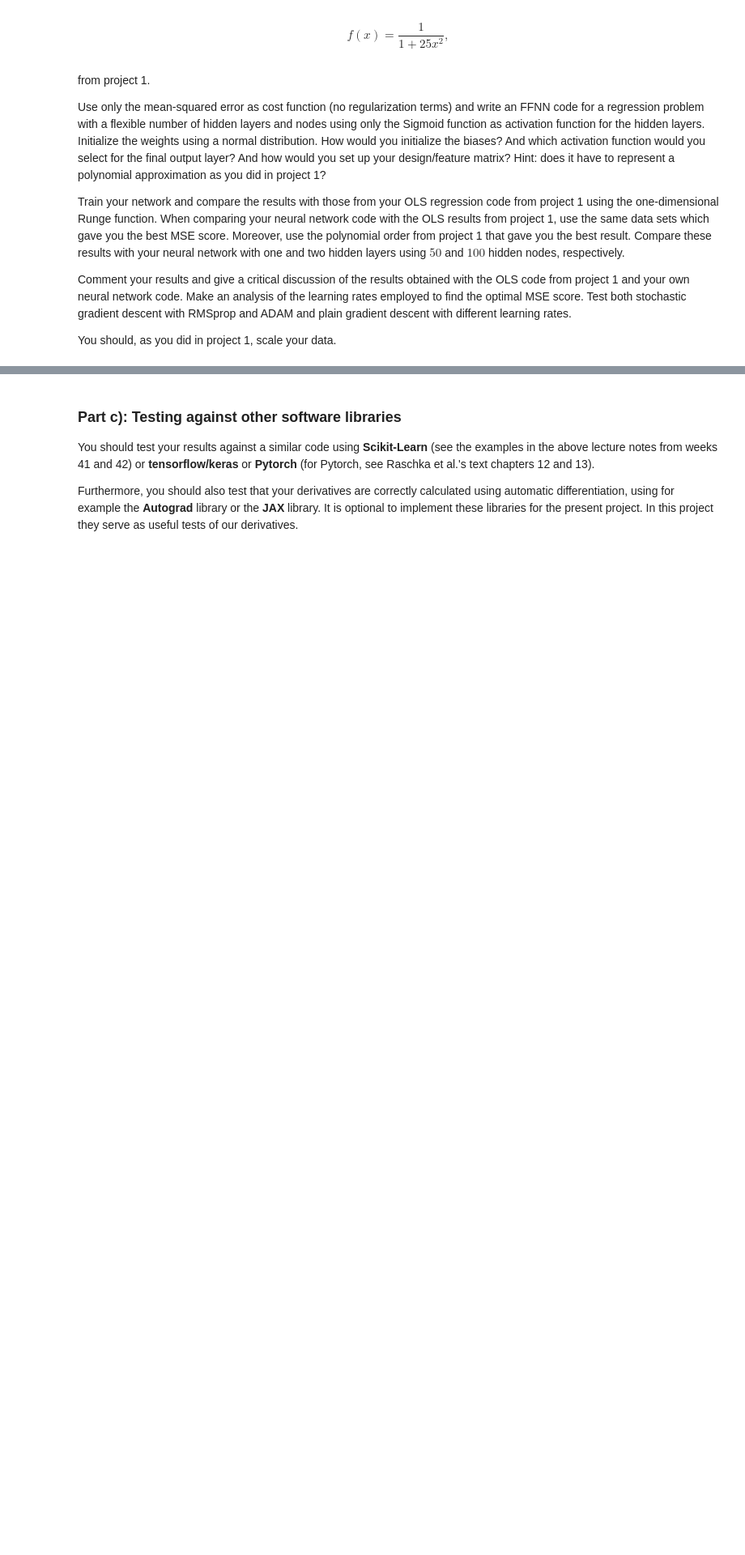
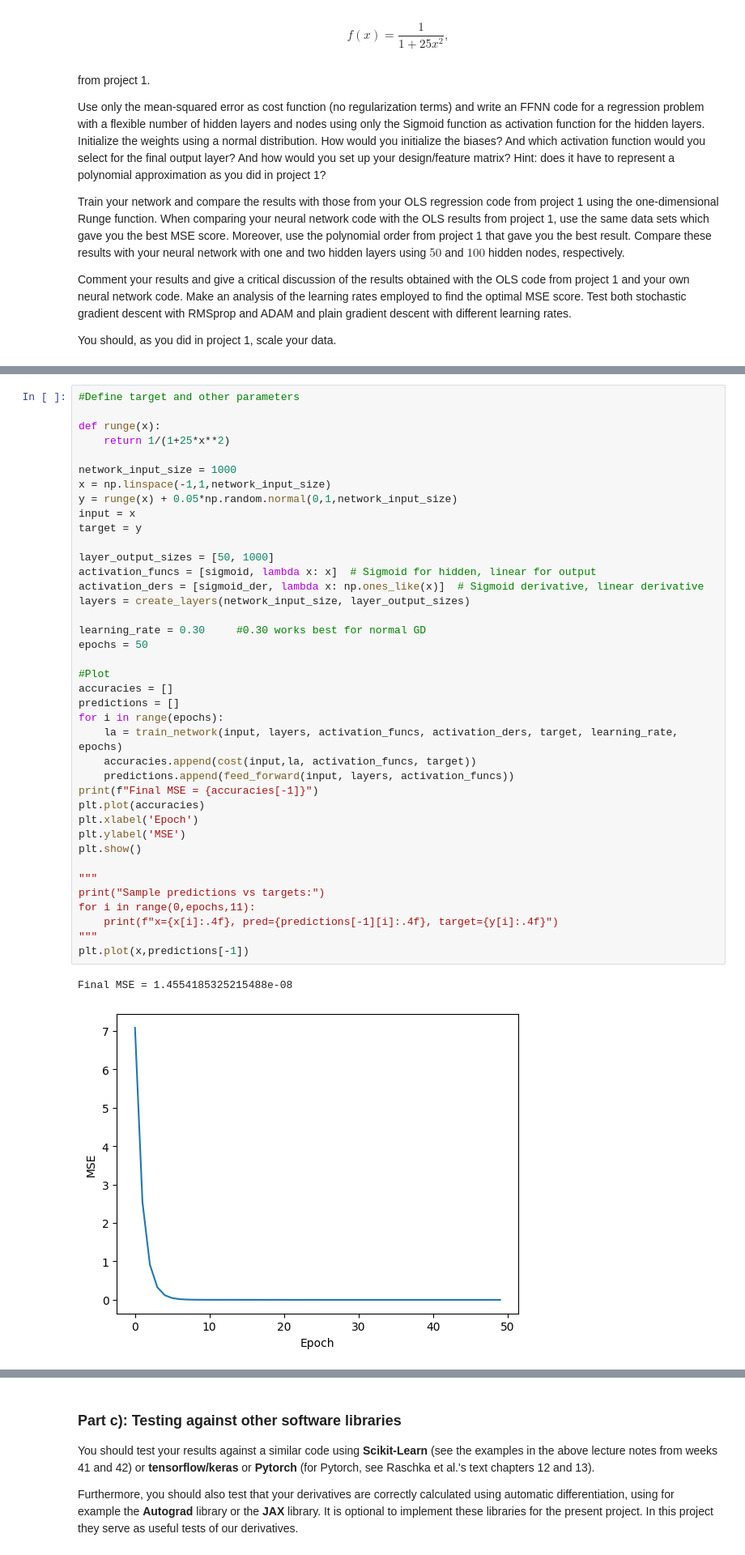
Before and after one commit to ViktorNanotech/FYS-STK, a Jupyter notebook: project2.ipynb, the cells around one changed output, grey strips where cells are left out. Shown at 81% size. Saved outputs shown, nothing was run; the diff lists cells and outputs as text; blank space fills up the shorter version.

```diff
--- a/project2.ipynb
+++ b/project2.ipynb
@@ -317,0 +328,42 @@ x=1.0000, pred=0.1663, target=0.1663
+# %%
+#Define target and other parameters
+
+def runge(x):
+    return 1/(1+25*x**2)
+
+network_input_size = 1000
+x = np.linspace(-1,1,network_input_size)
+y = runge(x) + 0.05*np.random.normal(0,1,network_input_size)
+input = x
+target = y
+
+layer_output_sizes = [50, 1000]
+activation_funcs = [sigmoid, lambda x: x]  # Sigmoid for hidden, linear for output
+activation_ders = [sigmoid_der, lambda x: np.ones_like(x)]  # Sigmoid derivative, linear derivative
+layers = create_layers(network_input_size, layer_output_sizes)
+
+learning_rate = 0.30     #0.30 works best for normal GD
+epochs = 50
+
+#Plot
+accuracies = []
+predictions = []
+for i in range(epochs):
+    la = train_network(input, layers, activation_funcs, activation_ders, target, learning_rate, epochs)
+    accuracies.append(cost(input,la, activation_funcs, target))
+    predictions.append(feed_forward(input, layers, activation_funcs))
+print(f"Final MSE = {accuracies[-1]}")
+plt.plot(accuracies)
+plt.xlabel('Epoch')
+plt.ylabel('MSE')
+plt.show()
+
+"""
+print("Sample predictions vs targets:")
+for i in range(0,epochs,11):
+    print(f"x={x[i]:.4f}, pred={predictions[-1][i]:.4f}, target={y[i]:.4f}")
+"""
+plt.plot(x,predictions[-1])
+# %% [output]
+Final MSE = 1.4554185325215488e-08
+[figure, added]
```
Also changed, not shown: parts of 5 cells of this notebook.
